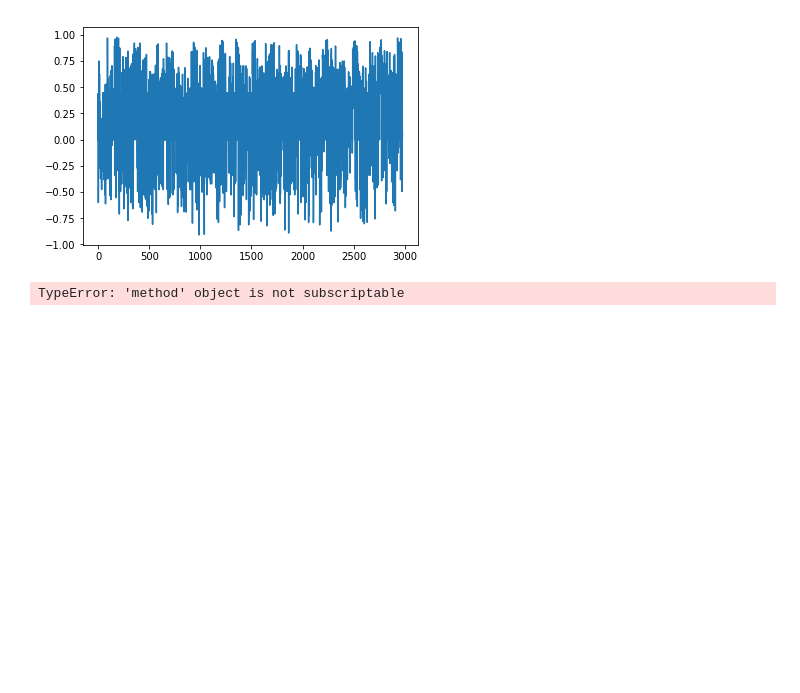
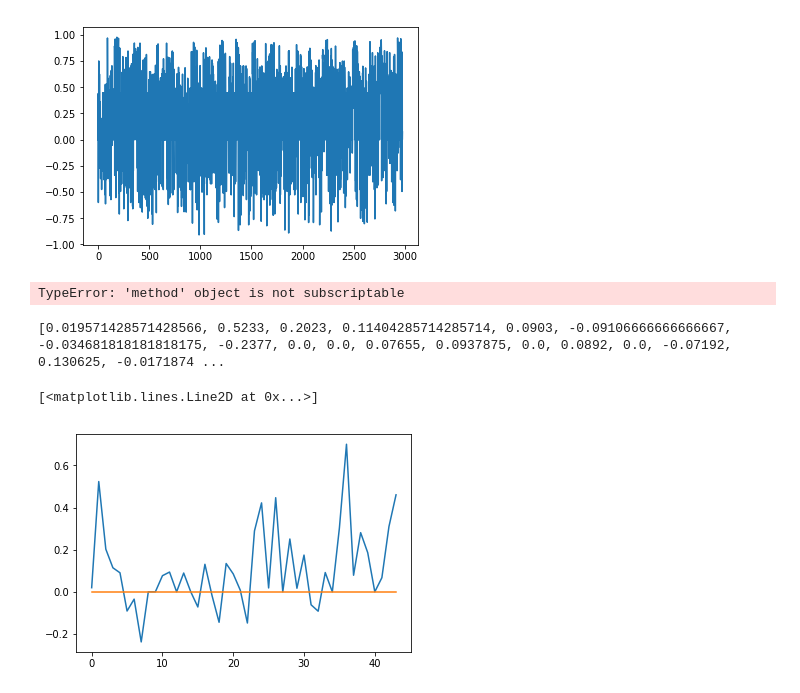
Before and after one commit to DirkBongers/IRTM-F1TeamRadio, a Jupyter notebook: F1 Teamradio/F1TeamRadio.ipynb, the cells around one changed output. Drawn from its saved outputs; the diff is of its cells as text; code cells hidden in the pictures; blank space fills up the shorter version.

```diff
--- a/F1 Teamradio/F1TeamRadio.ipynb
+++ b/F1 Teamradio/F1TeamRadio.ipynb
@@ -274,3 +228,20 @@ for i in range(0,len(Abu['Lap*'].unique())):
         meanComp[j] = mean(comps)
 # %% [output]
 TypeError: 'method' object is not subscriptable
+# %%
+import numpy as np
+Abu = data[data.Track == 'AbuDhabi']
+uniqueLaps = Abu['Lap*'].unique()
+AbuLapData = [None]*len(uniqueLaps)
+AvgCompScore = [None]*len(uniqueLaps)
+for i in range(0,len(uniqueLaps)):
+    AbuLapData[i] = Abu[Abu['Lap*']==uniqueLaps[i]]
+    AvgCompScore[i] = np.mean(AbuLapData[i]['compound'])
+print(AvgCompScore)
+plt.plot(AvgCompScore)
+zeroLine = [0]*len(AvgCompScore)
+plt.plot(zeroLine)
+# %% [output]
+[0.019571428571428566, 0.5233, 0.2023, 0.11404285714285714, 0.0903, -0.09106666666666667, -0.034681818181818175, -0.2377, 0.0, 0.0, 0.07655, 0.0937875, 0.0, 0.0892, 0.0, -0.07192, 0.130625, -0.0171874 ...
+[<matplotlib.lines.Line2D at 0x...>]
+[figure, added]
```
Also changed, not shown: parts of 8 cells of this notebook.
